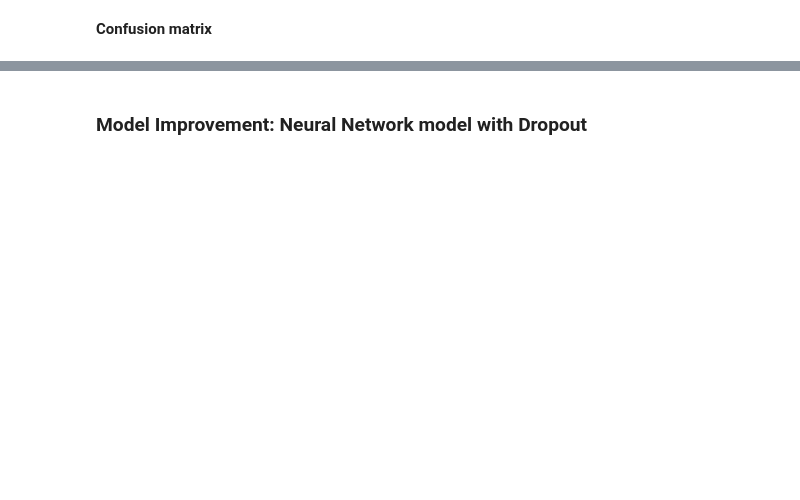
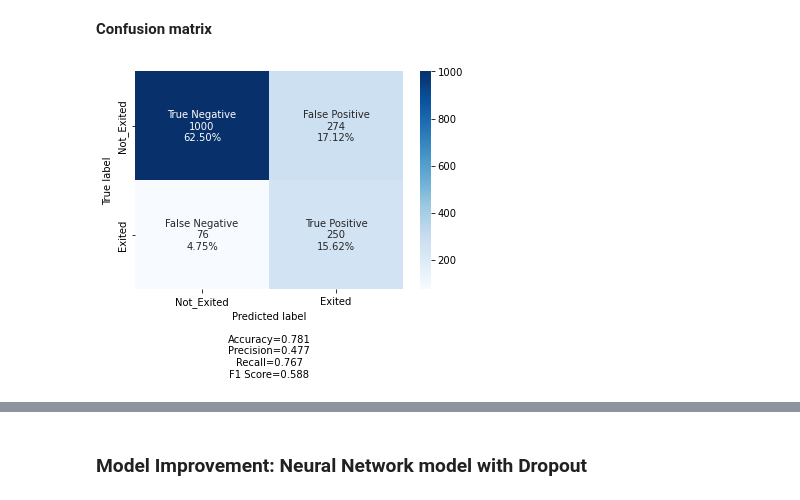
Before and after one commit to FoxHoundOps/PGP-AI-ML, a Jupyter notebook: project5/INN_Learner_Notebook_Full_code_version.ipynb, the cells around one changed output, grey strips where cells are left out. Cells and saved outputs as stored; diff of their text form; code cells hidden in the pictures; blank space fills up the shorter version.

```diff
--- a/project5/INN_Learner_Notebook_Full_code_version.ipynb
+++ b/project5/INN_Learner_Notebook_Full_code_version.ipynb
@@ -906,24 +957,25 @@ random.seed(2)
 tf.random.set_seed(2)
 # %%
 def create_model():
-      ## Initializing the neural network
-      model = Sequential()
+    # Initializing the neural network
+    model = Sequential()
 
-      ##Complete the code to add the input layer with 64 neurons and relu as activation function
-      model.add(Dense(_____,activation='_____',input_dim = X_train.shape[1]))
+    # Adding the input layer with 64 neurons and 'relu' as the activation function
+    model.add(Dense(64, activation='relu', input_dim=X_train.shape[1]))
 
-      ## Complete the code to add the first hidden layer with 32 neurons with relu as activation functions
-      model.add(Dense(_____,activation='relu'))
+    # Adding the first hidden layer with 32 neurons and 'relu' as the activation function
+    model.add(Dense(32, activation='relu'))
 
-      ## Complete the code to add the output layer with Sigmoid Activation
-      model.add(Dense(1, activation = '_____'))
+    # Adding the output layer with 1 neuron (binary classification) and 'sigmoid' as the activation function
+    model.add(Dense(1, activation='sigmoid'))
 
-      ## Complete the code to initialize the model with Adam Optimer
-      optimizer = tf.keras.optimizers._____(0.001)
+    # Initializing the Adam optimizer with a learning rate of 0.001
+    optimizer = tf.keras.optimizers.Adam(0.001)
 
-      ## Complete the code to compile the model with binary cross entropy as loss function and accuracy as metrics
-      model.compile(loss='_____',optimizer=optimizer,metrics=['accuracy'])
-      return model
+    # Compiling the model with 'binary_crossentropy' as the loss function and 'accuracy' as the metric
+    model.compile(loss='binary_crossentropy', optimizer=optimizer, metrics=['accuracy'])
+
+    return model
 # %%
 model=create_model()
 model.summary()
@@ -956,8 +1048,8 @@ This procedure is called “early stopping” and is perhaps one of the oldest a
 # Defining Early stopping
 es_cb = callbacks.EarlyStopping(monitor='val_loss', min_delta=0.001, patience=5)
 
-## Complete the code to call the create_model() function
-model_e=______()
+# Creating the model again
+model_e = create_model()
 
 ## Complete the code to train the model on X_train and y_train for 100 epochs and also use X_val and y_val as validation_data
-history_e = model_e.fit(_____,_____,batch_size=32,epochs=_____,verbose=1,validation_data=(_____,_____),callbacks=[es_cb])
+history_e = model_e.fit(X_train, y_train, batch_size=32,epochs=100,verbose=1,validation_data=(X_val, y_val),callbacks=[es_cb])
@@ -1034,12 +1173,12 @@ print(cr)
 # %% [markdown]
 **Confusion matrix**
 # %%
-## Complete the code with y_val and y_pred_e to plot the confusion matrix
-
-cm1=confusion_matrix(_____, _____)
+cm1 = confusion_matrix(y_val, y_pred_e)
 labels = ['True Negative','False Positive','False Negative','True Positive']
 categories = [ 'Not_Exited','Exited']
 make_confusion_matrix(cm1,
                       group_names=labels,
                       categories=categories,
                       cmap='Blues')
+# %% [output]
+[figure, added]
```
Also changed, not shown: parts of 70 cells of this notebook.
